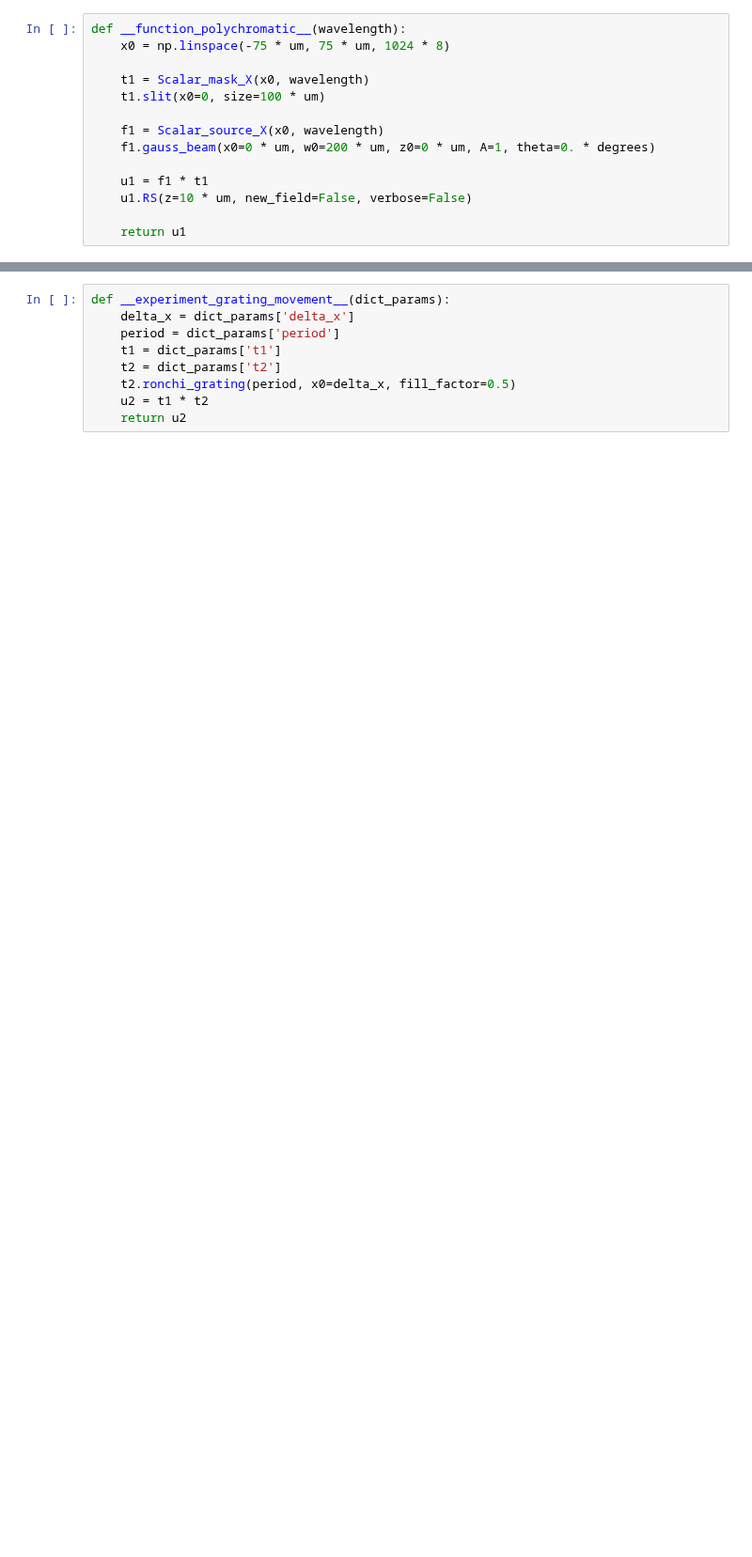
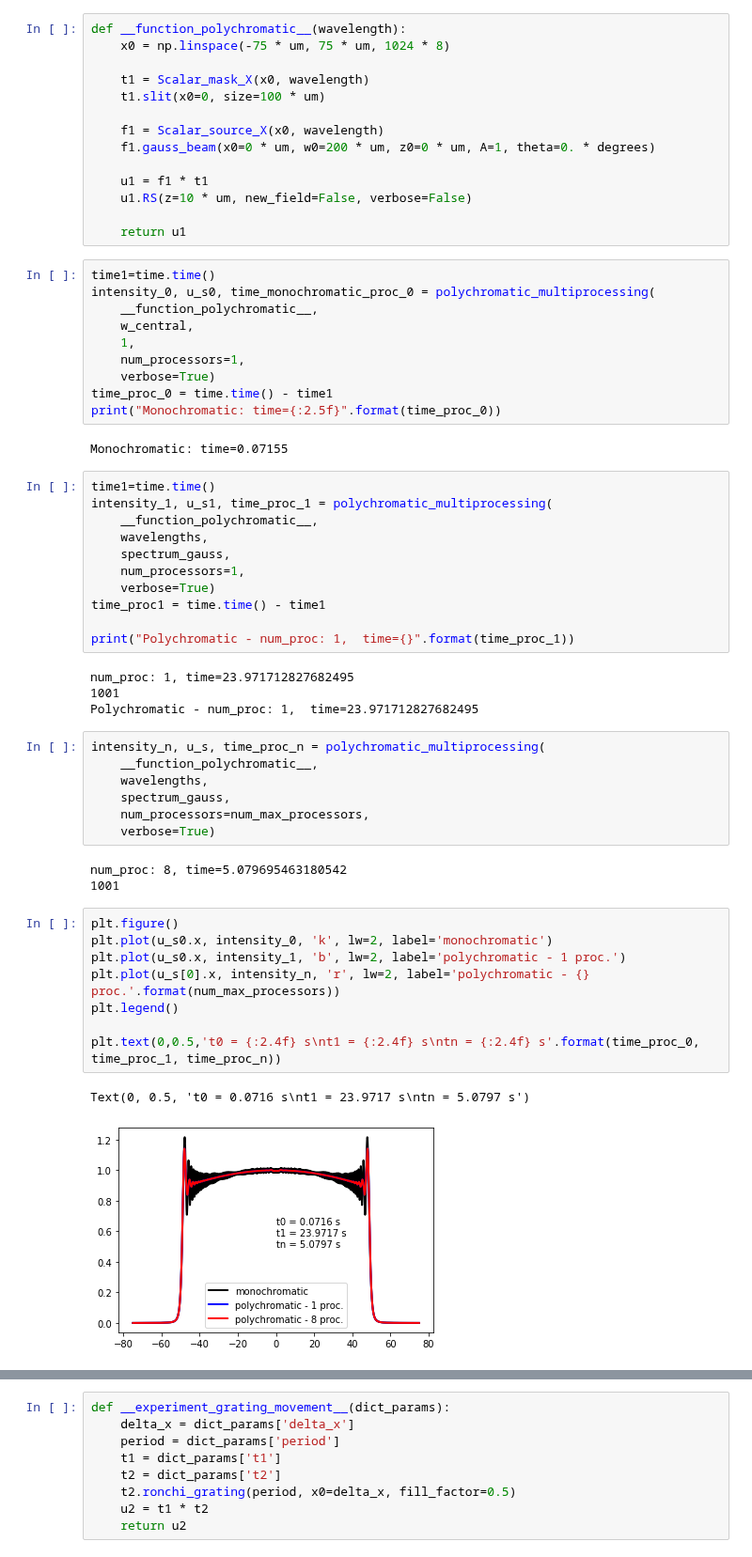
Before and after one commit to aocg-ucm/diffractio, a Jupyter notebook: docs/source/examples/to_process/multiprocessing.ipynb, the cells around one changed output, grey strips where cells are left out. Shown at 94% size. Saved outputs shown, nothing was run; the diff lists cells and outputs as text; blank space fills up the shorter version.

Commit message:
example multiprocessing

```diff
--- a/docs/source/examples/to_process/multiprocessing.ipynb
+++ b/docs/source/examples/to_process/multiprocessing.ipynb
@@ -52,3 +157,51 @@ def __function_polychromatic__(wavelength):
     u1.RS(z=10 * um, new_field=False, verbose=False)
 
     return u1
+# %%
+time1=time.time()
+intensity_0, u_s0, time_monochromatic_proc_0 = polychromatic_multiprocessing(
+    __function_polychromatic__,
+    w_central,
+    1,
+    num_processors=1,
+    verbose=True)
+time_proc_0 = time.time() - time1
+print("Monochromatic: time={:2.5f}".format(time_proc_0))
+# %% [output]
+Monochromatic: time=0.07155
+# %%
+time1=time.time()
+intensity_1, u_s1, time_proc_1 = polychromatic_multiprocessing(
+    __function_polychromatic__,
+    wavelengths,
+    spectrum_gauss,
+    num_processors=1,
+    verbose=True)
+time_proc1 = time.time() - time1
+
+print("Polychromatic - num_proc: 1,  time={}".format(time_proc_1))
+# %% [output]
+num_proc: 1, time=23.971712827682495
+1001
+Polychromatic - num_proc: 1,  time=23.971712827682495
+# %%
+intensity_n, u_s, time_proc_n = polychromatic_multiprocessing(
+    __function_polychromatic__,
+    wavelengths,
+    spectrum_gauss,
+    num_processors=num_max_processors,
+    verbose=True)
+# %% [output]
+num_proc: 8, time=5.079695463180542
+1001
+# %%
+plt.figure()
+plt.plot(u_s0.x, intensity_0, 'k', lw=2, label='monochromatic')
+plt.plot(u_s0.x, intensity_1, 'b', lw=2, label='polychromatic - 1 proc.')
+plt.plot(u_s[0].x, intensity_n, 'r', lw=2, label='polychromatic - {} proc.'.format(num_max_processors))
+plt.legend()
+
+plt.text(0,0.5,'t0 = {:2.4f} s\nt1 = {:2.4f} s\ntn = {:2.4f} s'.format(time_proc_0, time_proc_1, time_proc_n))
+# %% [output]
+Text(0, 0.5, 't0 = 0.0716 s\nt1 = 23.9717 s\ntn = 5.0797 s')
+[figure, added]
```
Also changed, not shown: parts of 47 cells of this notebook.
